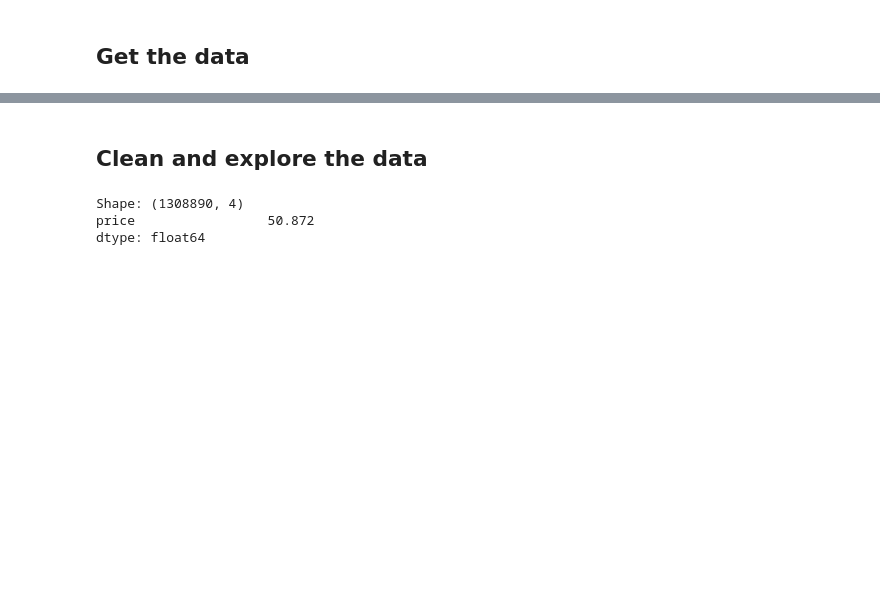
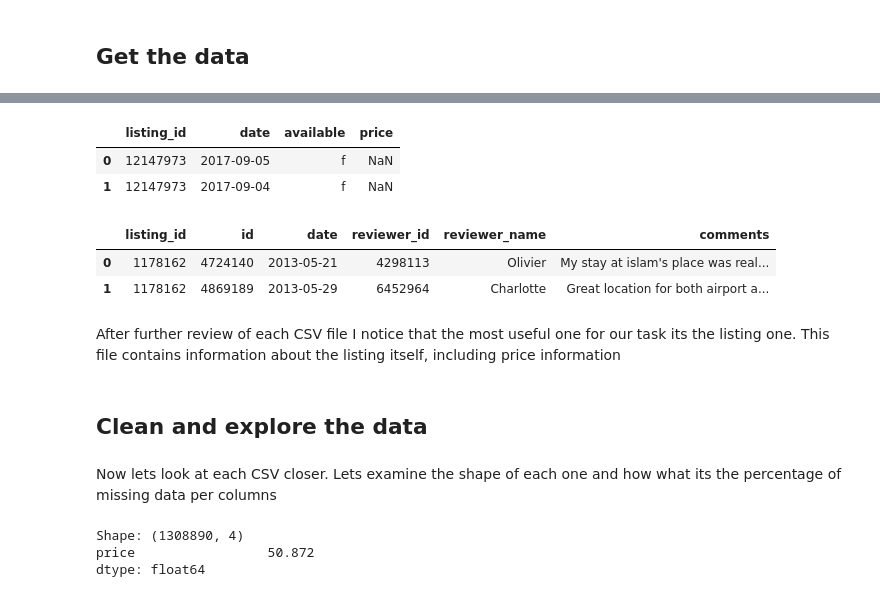
Before and after one commit to DavidG16/DSND-Term2-Blog-Post, a Jupyter notebook: AirbnbBostonAnalysis.ipynb, the cells around one changed output, grey strips where cells are left out. Drawn from its saved outputs; the diff is of its cells as text; code cells hidden in the pictures; blank space fills up the shorter version.

```diff
--- a/AirbnbBostonAnalysis.ipynb
+++ b/AirbnbBostonAnalysis.ipynb
@@ -39,5 +41,23 @@ listings.head()
+# %%
+calendar.head(2)
+# %% [output]
+|  | listing_id | date | available | price |
+| 0 | 12147973 | 2017-09-05 | f | NaN |
+| 1 | 12147973 | 2017-09-04 | f | NaN |
+# %%
+reviews.head(2)
+# %% [output]
+|  | listing_id | id | date | reviewer_id | reviewer_name | comments |
+| 0 | 1178162 | 4724140 | 2013-05-21 | 4298113 | Olivier | My stay at islam's place was real... |
+| 1 | 1178162 | 4869189 | 2013-05-29 | 6452964 | Charlotte | Great location for both airport a... |
+# %% [markdown]
+<p>After further review of each CSV file I notice that the most useful one for our task its the listing one. This
+file contains information about the listing itself, including price information</p>
 # %% [markdown]
 ## Clean and explore the data
+# %% [markdown]
+Now lets look at each CSV closer.  Lets examine the shape of each one and how what its the percentage of missing data
+per columns
 # %%
 def summary(data):
     """ Provides a summary of the dataset
```
Also changed, not shown: parts of 32 cells of this notebook, 1 other file.
